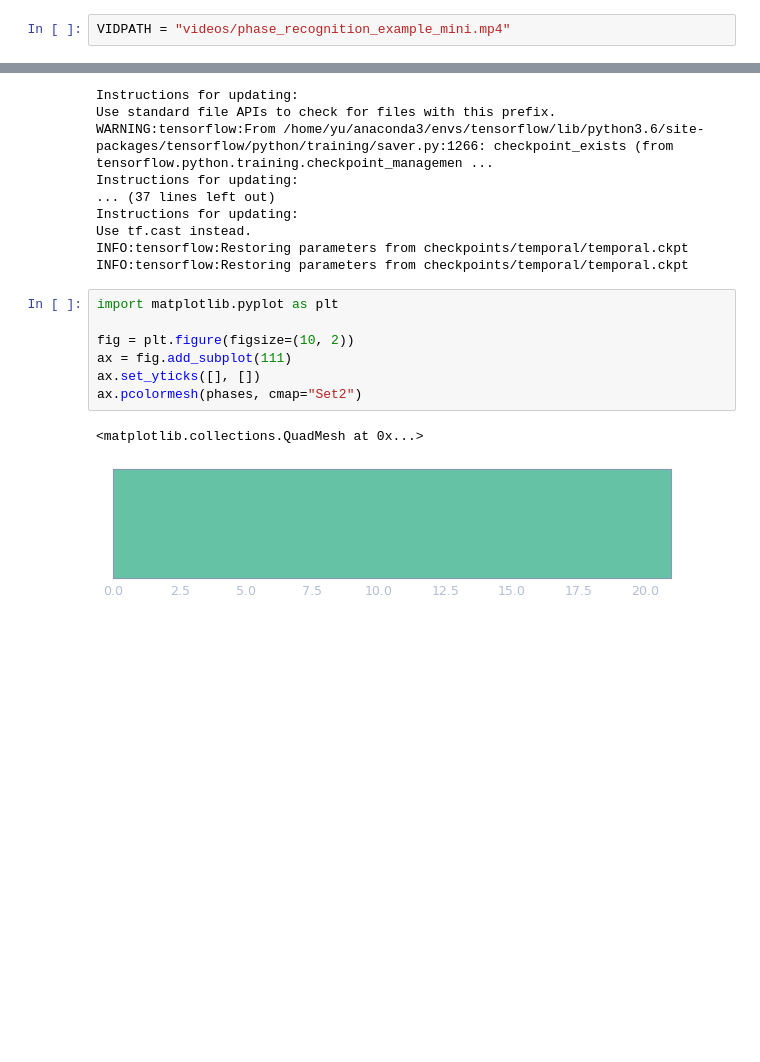
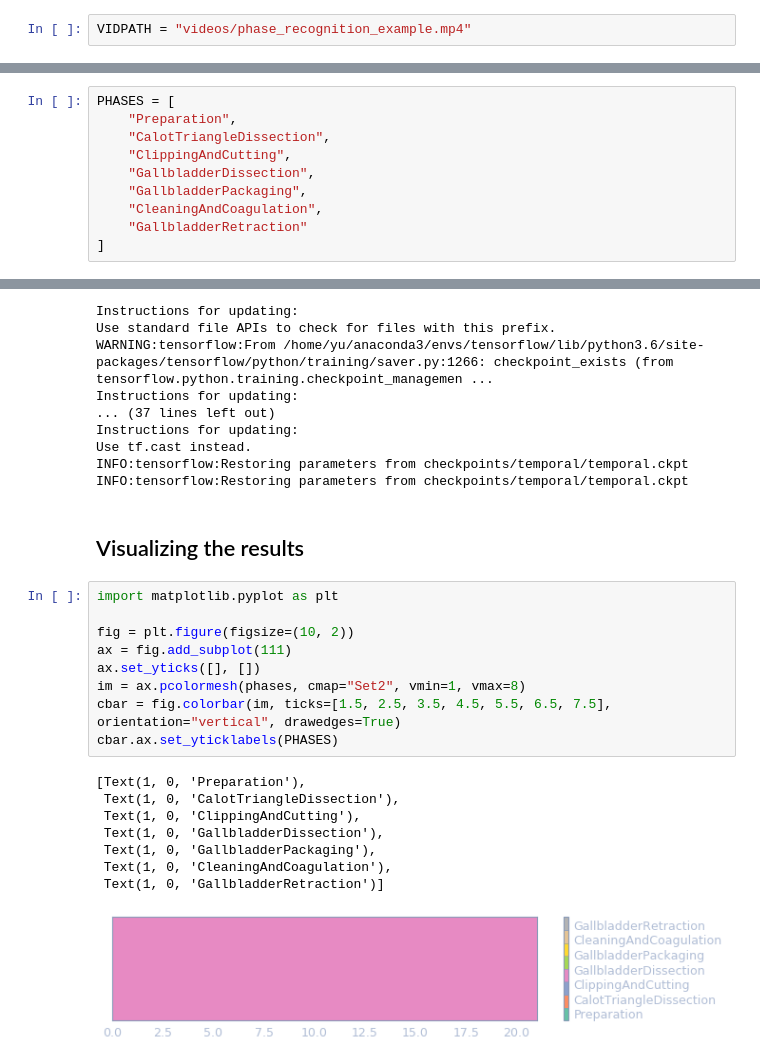
Before and after one commit to CAMMA-public/Surgical-Phase-Recognition, a Jupyter notebook: phase_recognition_demo.ipynb, the cells around one changed output, grey strips where cells are left out. Drawn from its saved outputs; the diff is of its cells as text; blank space fills up the shorter version.

```diff
--- a/phase_recognition_demo.ipynb
+++ b/phase_recognition_demo.ipynb
@@ -3,2 +5,2 @@ from process_video import phase_recognition, phase_plot
 # %%
-VIDPATH = "videos/phase_recognition_example_mini.mp4"
+VIDPATH = "videos/phase_recognition_example.mp4"
@@ -4,0 +15,10 @@ VIDPATH = "videos/phase_recognition_example_mini.mp4"
+# %%
+PHASES = [
+    "Preparation",
+    "CalotTriangleDissection",
+    "ClippingAndCutting",
+    "GallbladderDissection",
+    "GallbladderPackaging",
+    "CleaningAndCoagulation",
+    "GallbladderRetraction"
+]
@@ -22,13 +44,23 @@ Instructions for updating:
 Use tf.cast instead.
 INFO:tensorflow:Restoring parameters from checkpoints/temporal/temporal.ckpt
 INFO:tensorflow:Restoring parameters from checkpoints/temporal/temporal.ckpt
+# %% [markdown]
+## Visualizing the results
 # %%
 import matplotlib.pyplot as plt
 
 fig = plt.figure(figsize=(10, 2))
 ax = fig.add_subplot(111)
 ax.set_yticks([], [])
-ax.pcolormesh(phases, cmap="Set2")
+im = ax.pcolormesh(phases, cmap="Set2", vmin=1, vmax=8)
+cbar = fig.colorbar(im, ticks=[1.5, 2.5, 3.5, 4.5, 5.5, 6.5, 7.5], orientation="vertical", drawedges=True)
+cbar.ax.set_yticklabels(PHASES)
 # %% [output]
-<matplotlib.collections.QuadMesh at 0x...>
+[Text(1, 0, 'Preparation'),
+ Text(1, 0, 'CalotTriangleDissection'),
+ Text(1, 0, 'ClippingAndCutting'),
+ Text(1, 0, 'GallbladderDissection'),
+ Text(1, 0, 'GallbladderPackaging'),
+ Text(1, 0, 'CleaningAndCoagulation'),
+ Text(1, 0, 'GallbladderRetraction')]
-[figure, old version]
+[figure, new version]
```
Also changed, not shown: parts of 6 cells of this notebook.
